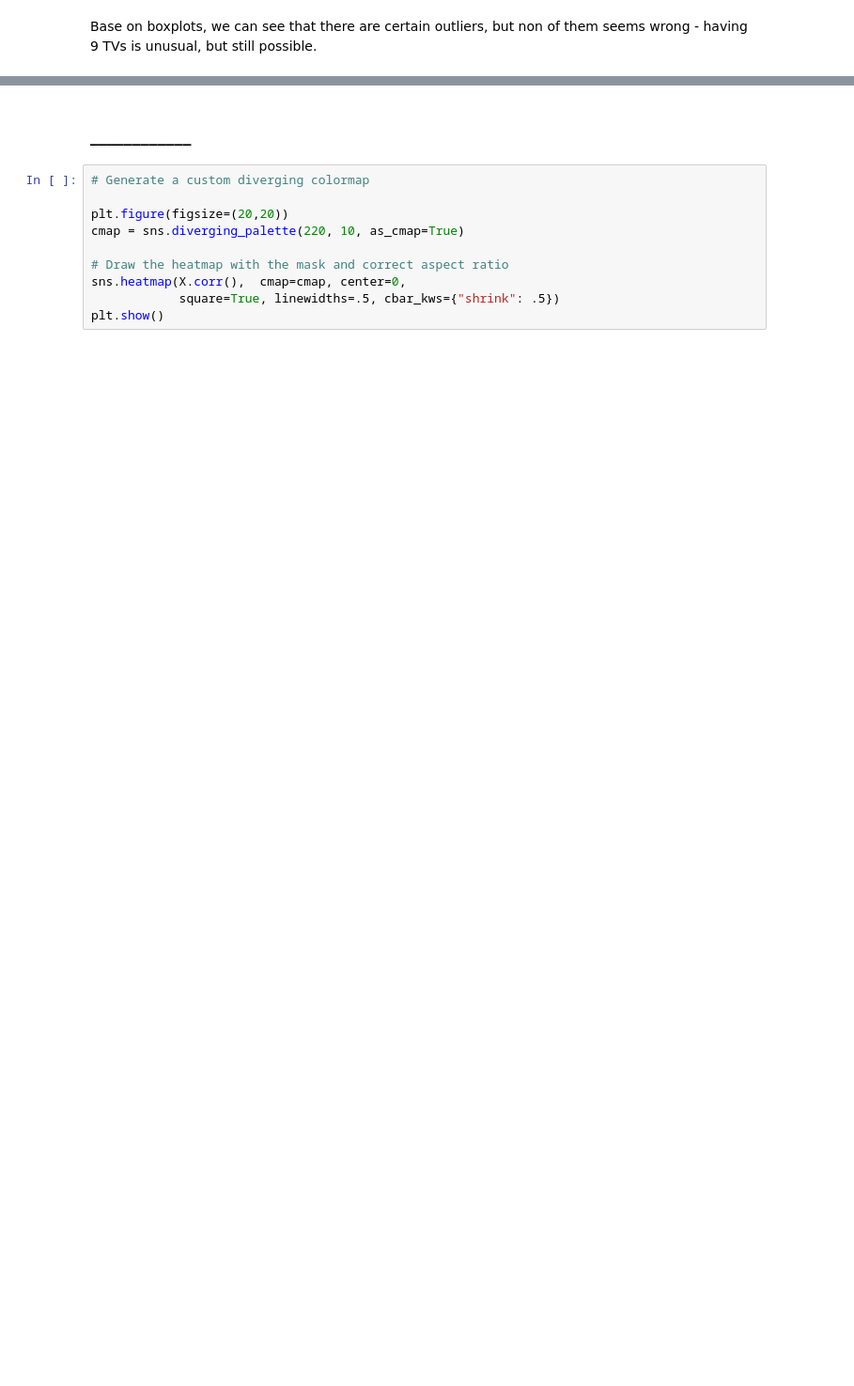
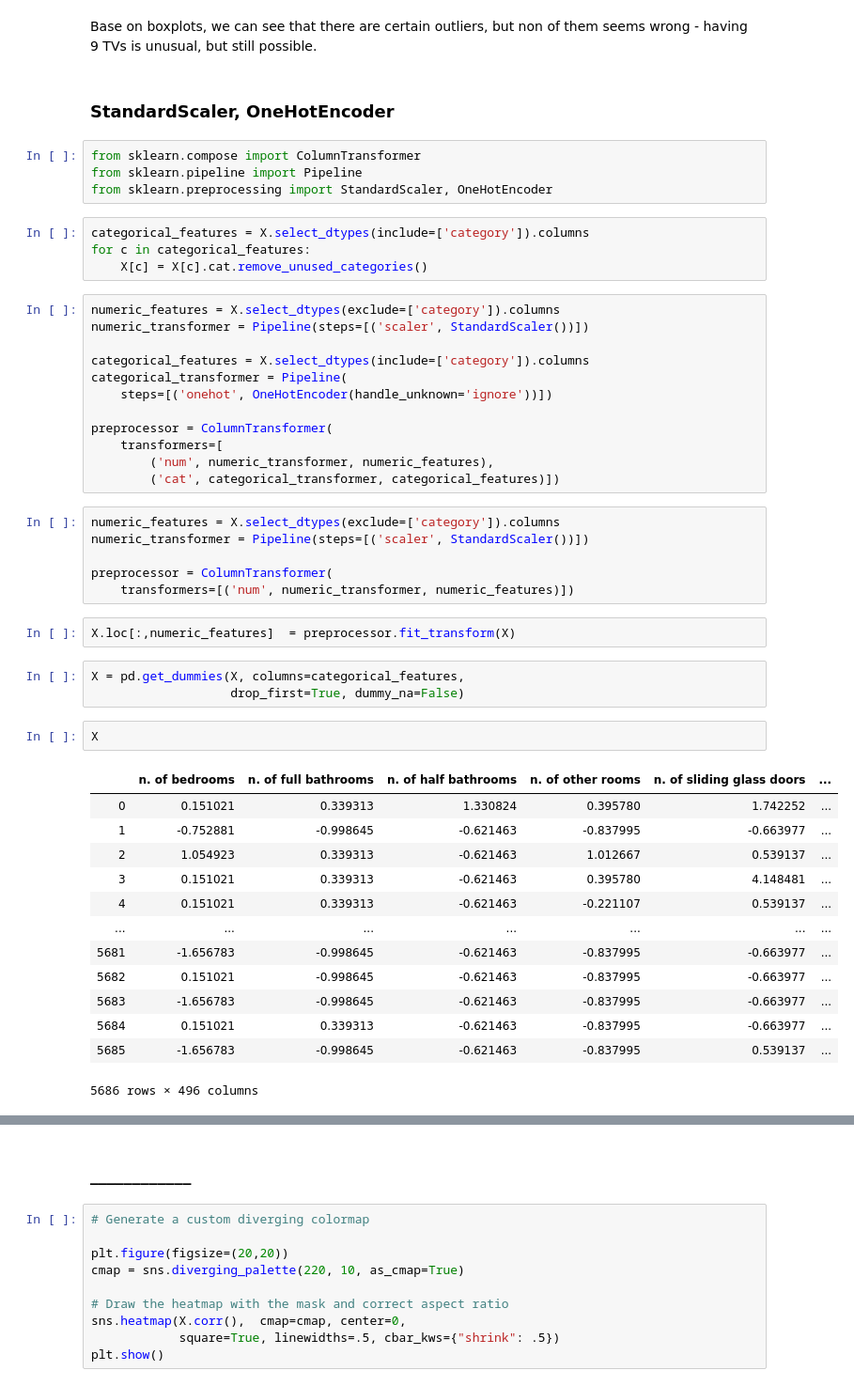
Before and after one commit to JuliaZozulia/Predicting_utilitiy_cost, a Jupyter notebook: Predicting residential utility costs based on attributes of the house .ipynb, the cells around one changed output, grey strips where cells are left out. Shown at 94% size. Cells and saved outputs as stored; diff of their text form; blank space fills up the shorter version.

```diff
--- a/Predicting residential utility costs based on attributes of the house .ipynb
+++ b/Predicting residential utility costs based on attributes of the house .ipynb
@@ -222,2 +292,51 @@ for i in range(0, X_numerical.shape[1] // n):
 # %% [markdown]
 Base on boxplots, we can see that there are certain outliers, but non of them seems wrong - having 9 TVs is unusual, but still possible.
+# %% [markdown]
+### StandardScaler, OneHotEncoder
+# %%
+from sklearn.compose import ColumnTransformer
+from sklearn.pipeline import Pipeline
+from sklearn.preprocessing import StandardScaler, OneHotEncoder
+# %%
+categorical_features = X.select_dtypes(include=['category']).columns
+for c in categorical_features:
+    X[c] = X[c].cat.remove_unused_categories()
+# %%
+numeric_features = X.select_dtypes(exclude=['category']).columns
+numeric_transformer = Pipeline(steps=[('scaler', StandardScaler())])
+
+categorical_features = X.select_dtypes(include=['category']).columns
+categorical_transformer = Pipeline(
+    steps=[('onehot', OneHotEncoder(handle_unknown='ignore'))])
+
+preprocessor = ColumnTransformer(
+    transformers=[
+        ('num', numeric_transformer, numeric_features),
+        ('cat', categorical_transformer, categorical_features)])
+# %%
+numeric_features = X.select_dtypes(exclude=['category']).columns
+numeric_transformer = Pipeline(steps=[('scaler', StandardScaler())])
+
+preprocessor = ColumnTransformer(
+    transformers=[('num', numeric_transformer, numeric_features)])
+# %%
+X.loc[:,numeric_features]  = preprocessor.fit_transform(X)
+# %%
+X = pd.get_dummies(X, columns=categorical_features,
+                   drop_first=True, dummy_na=False)
+# %%
+X
+# %% [output]
+|  | n. of bedrooms | n. of full bathrooms | n. of half bathrooms | n. of other rooms | n. of sliding glass doors | ... |
+| 0 | 0.151021 | 0.339313 | 1.330824 | 0.395780 | 1.742252 | ... |
+| 1 | -0.752881 | -0.998645 | -0.621463 | -0.837995 | -0.663977 | ... |
+| 2 | 1.054923 | 0.339313 | -0.621463 | 1.012667 | 0.539137 | ... |
+| 3 | 0.151021 | 0.339313 | -0.621463 | 0.395780 | 4.148481 | ... |
+| 4 | 0.151021 | 0.339313 | -0.621463 | -0.221107 | 0.539137 | ... |
+| ... | ... | ... | ... | ... | ... | ... |
+| 5681 | -1.656783 | -0.998645 | -0.621463 | -0.837995 | -0.663977 | ... |
+| 5682 | 0.151021 | -0.998645 | -0.621463 | -0.837995 | -0.663977 | ... |
+| 5683 | -1.656783 | -0.998645 | -0.621463 | -0.837995 | -0.663977 | ... |
+| 5684 | 0.151021 | 0.339313 | -0.621463 | -0.837995 | -0.663977 | ... |
+| 5685 | -1.656783 | -0.998645 | -0.621463 | -0.837995 | 0.539137 | ... |
+5686 rows × 496 columns
```
Also changed, not shown: parts of 25 cells of this notebook.
